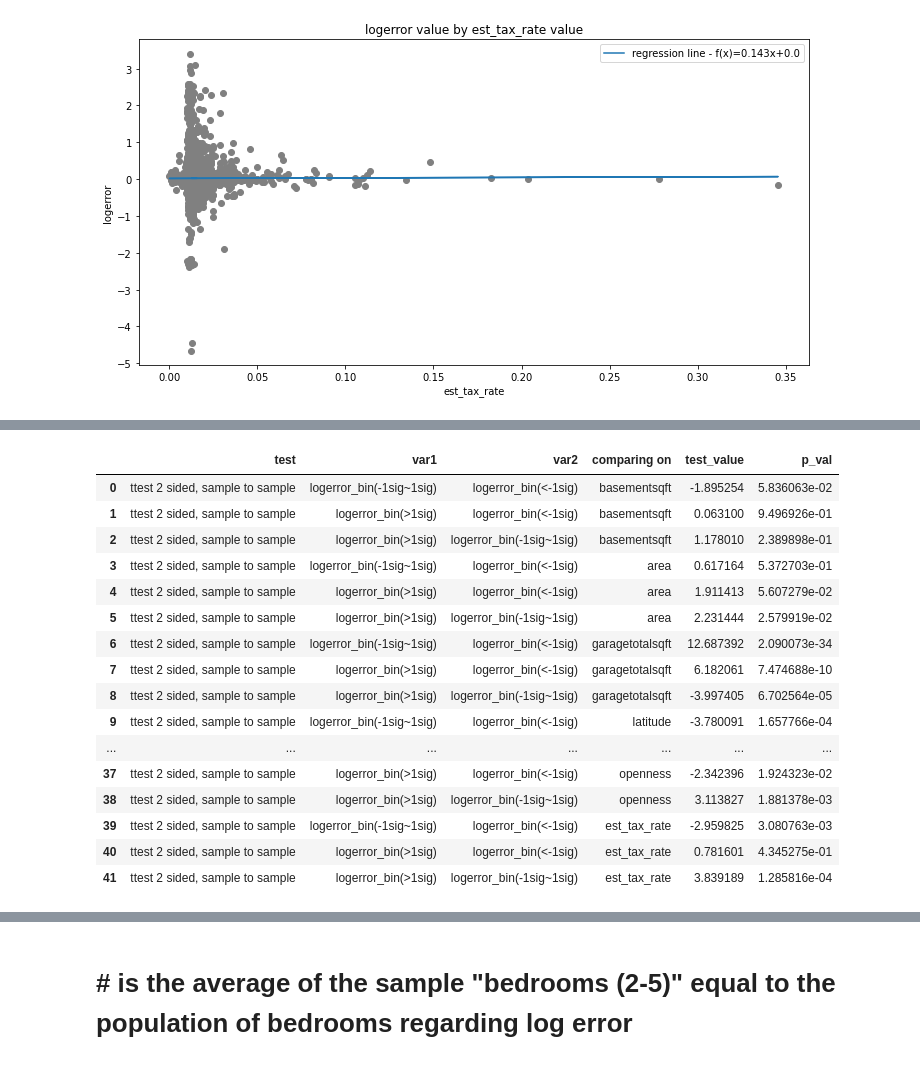
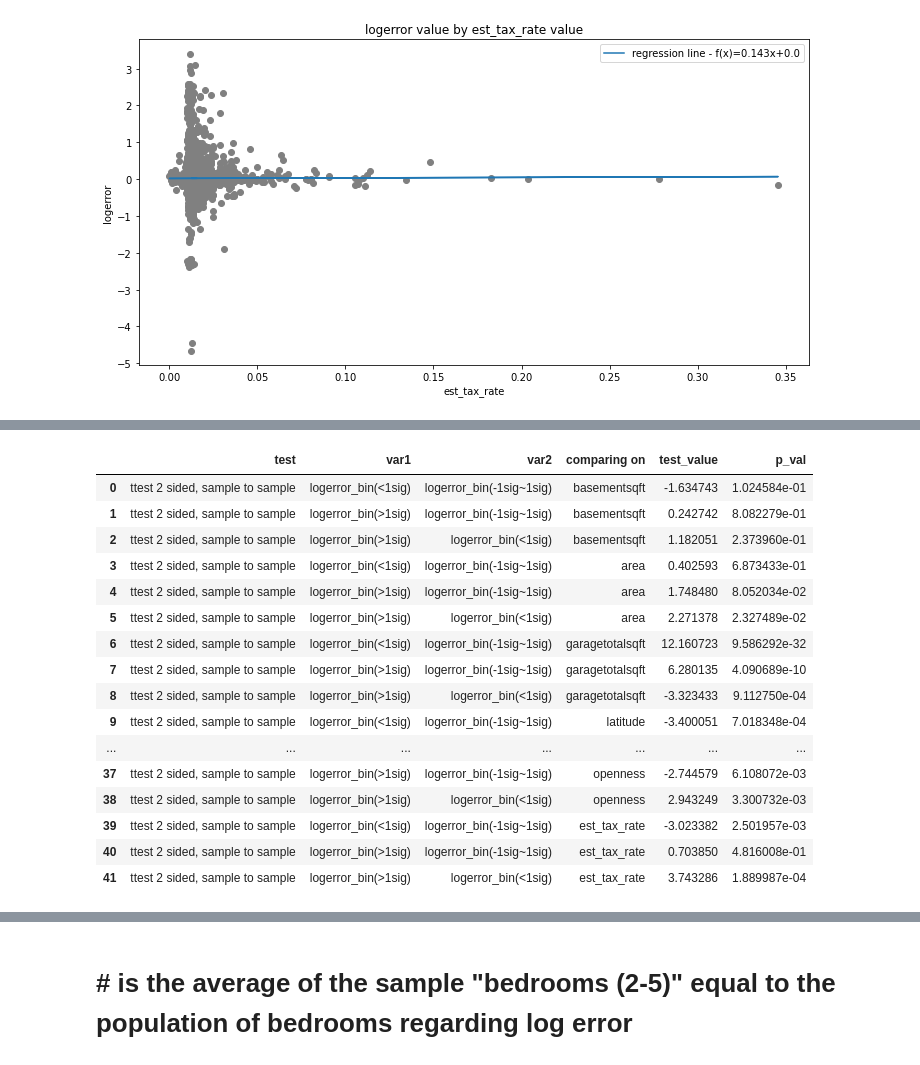
Before and after one commit to Shorter-Shenck/Zillow_Cluster_Regression, a Jupyter notebook: explore.ipynb, the cells around one changed output, grey strips where cells are left out. Drawn from its saved outputs; the diff is of its cells as text; code cells hidden in the pictures.

```diff
--- a/explore.ipynb
+++ b/explore.ipynb
@@ -207,50 +219,52 @@ for col1 in continous_list:
 # %%
+train["logerror_bin"] = np.where(train.logerror > (train.logerror.describe()["std"]+train.logerror.describe()["mean"]),">1sig",
+                                np.where(train.logerror > (train.logerror.describe()["mean"] - train.logerror.describe()["std"]),"<1sig","-1sig~1sig"))
 test_results = pd.DataFrame(columns=['test', 'var1', "var2", "comparing on", "test_value", "p_val"])
 
 cat="logerror_bin"
 
 for num in continous_list:
 
     alpha = .05
 
     for cat_1 in train[cat].unique():
         for cat_2 in train[cat].unique():
             if not train[cat].unique().tolist().index(cat_2) >= train[cat].unique().tolist().index(cat_1):
 
                 stat,pval = stats.levene(train[train[cat] == cat_1][num],train[train[cat] == cat_2][num])
                 stat,pval
                 if pval > 0.05:
                     equal_var_flag = True
                 else:
                     equal_var_flag = False
 
                 t, p = stats.ttest_ind( train[train[cat] == cat_1][num], train[train[cat] == cat_2][num], equal_var = equal_var_flag )
 
                 test_results.loc[len(test_results.index)] = ["ttest 2 sided, sample to sample",
                                                                 f"{cat}({cat_1})",
                                                                 f"{cat}({cat_2})",
                                                                 num,
                                                                 t,
                                                                 p]
 test_results
 # %% [output]
 |  | test | var1 | var2 | comparing on | test_value | p_val |
-| 0 | ttest 2 sided, sample to sample | logerror_bin(-1sig~1sig) | logerror_bin(<-1sig) | basementsqft | -1.895254 | 5.836063e-02 |
-| 1 | ttest 2 sided, sample to sample | logerror_bin(>1sig) | logerror_bin(<-1sig) | basementsqft | 0.063100 | 9.496926e-01 |
-| 2 | ttest 2 sided, sample to sample | logerror_bin(>1sig) | logerror_bin(-1sig~1sig) | basementsqft | 1.178010 | 2.389898e-01 |
-| 3 | ttest 2 sided, sample to sample | logerror_bin(-1sig~1sig) | logerror_bin(<-1sig) | area | 0.617164 | 5.372703e-01 |
-| 4 | ttest 2 sided, sample to sample | logerror_bin(>1sig) | logerror_bin(<-1sig) | area | 1.911413 | 5.607279e-02 |
-| 5 | ttest 2 sided, sample to sample | logerror_bin(>1sig) | logerror_bin(-1sig~1sig) | area | 2.231444 | 2.579919e-02 |
-| 6 | ttest 2 sided, sample to sample | logerror_bin(-1sig~1sig) | logerror_bin(<-1sig) | garagetotalsqft | 12.687392 | 2.090073e-34 |
-| 7 | ttest 2 sided, sample to sample | logerror_bin(>1sig) | logerror_bin(<-1sig) | garagetotalsqft | 6.182061 | 7.474688e-10 |
-| 8 | ttest 2 sided, sample to sample | logerror_bin(>1sig) | logerror_bin(-1sig~1sig) | garagetotalsqft | -3.997405 | 6.702564e-05 |
-| 9 | ttest 2 sided, sample to sample | logerror_bin(-1sig~1sig) | logerror_bin(<-1sig) | latitude | -3.780091 | 1.657766e-04 |
+| 0 | ttest 2 sided, sample to sample | logerror_bin(<1sig) | logerror_bin(-1sig~1sig) | basementsqft | -1.634743 | 1.024584e-01 |
+| 1 | ttest 2 sided, sample to sample | logerror_bin(>1sig) | logerror_bin(-1sig~1sig) | basementsqft | 0.242742 | 8.082279e-01 |
+| 2 | ttest 2 sided, sample to sample | logerror_bin(>1sig) | logerror_bin(<1sig) | basementsqft | 1.182051 | 2.373960e-01 |
+| 3 | ttest 2 sided, sample to sample | logerror_bin(<1sig) | logerror_bin(-1sig~1sig) | area | 0.402593 | 6.873433e-01 |
+| 4 | ttest 2 sided, sample to sample | logerror_bin(>1sig) | logerror_bin(-1sig~1sig) | area | 1.748480 | 8.052034e-02 |
+| 5 | ttest 2 sided, sample to sample | logerror_bin(>1sig) | logerror_bin(<1sig) | area | 2.271378 | 2.327489e-02 |
+| 6 | ttest 2 sided, sample to sample | logerror_bin(<1sig) | logerror_bin(-1sig~1sig) | garagetotalsqft | 12.160723 | 9.586292e-32 |
+| 7 | ttest 2 sided, sample to sample | logerror_bin(>1sig) | logerror_bin(-1sig~1sig) | garagetotalsqft | 6.280135 | 4.090689e-10 |
+| 8 | ttest 2 sided, sample to sample | logerror_bin(>1sig) | logerror_bin(<1sig) | garagetotalsqft | -3.323433 | 9.112750e-04 |
+| 9 | ttest 2 sided, sample to sample | logerror_bin(<1sig) | logerror_bin(-1sig~1sig) | latitude | -3.400051 | 7.018348e-04 |
 | ... | ... | ... | ... | ... | ... | ... |
-| 37 | ttest 2 sided, sample to sample | logerror_bin(>1sig) | logerror_bin(<-1sig) | openness | -2.342396 | 1.924323e-02 |
-| 38 | ttest 2 sided, sample to sample | logerror_bin(>1sig) | logerror_bin(-1sig~1sig) | openness | 3.113827 | 1.881378e-03 |
-| 39 | ttest 2 sided, sample to sample | logerror_bin(-1sig~1sig) | logerror_bin(<-1sig) | est_tax_rate | -2.959825 | 3.080763e-03 |
-| 40 | ttest 2 sided, sample to sample | logerror_bin(>1sig) | logerror_bin(<-1sig) | est_tax_rate | 0.781601 | 4.345275e-01 |
-| 41 | ttest 2 sided, sample to sample | logerror_bin(>1sig) | logerror_bin(-1sig~1sig) | est_tax_rate | 3.839189 | 1.285816e-04 |
+| 37 | ttest 2 sided, sample to sample | logerror_bin(>1sig) | logerror_bin(-1sig~1sig) | openness | -2.744579 | 6.108072e-03 |
+| 38 | ttest 2 sided, sample to sample | logerror_bin(>1sig) | logerror_bin(<1sig) | openness | 2.943249 | 3.300732e-03 |
+| 39 | ttest 2 sided, sample to sample | logerror_bin(<1sig) | logerror_bin(-1sig~1sig) | est_tax_rate | -3.023382 | 2.501957e-03 |
+| 40 | ttest 2 sided, sample to sample | logerror_bin(>1sig) | logerror_bin(-1sig~1sig) | est_tax_rate | 0.703850 | 4.816008e-01 |
+| 41 | ttest 2 sided, sample to sample | logerror_bin(>1sig) | logerror_bin(<1sig) | est_tax_rate | 3.743286 | 1.889987e-04 |
 # %%
 num="logerror"
 for cat in discrete_list:
```
Also changed, not shown: parts of 21 cells of this notebook, 4 other files.
